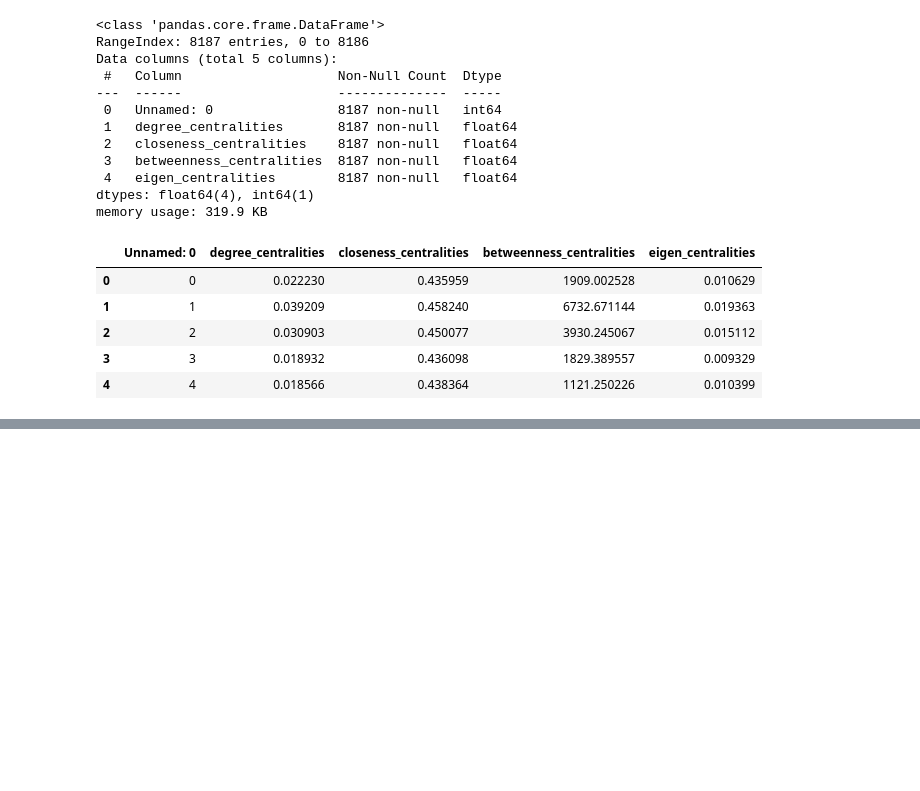
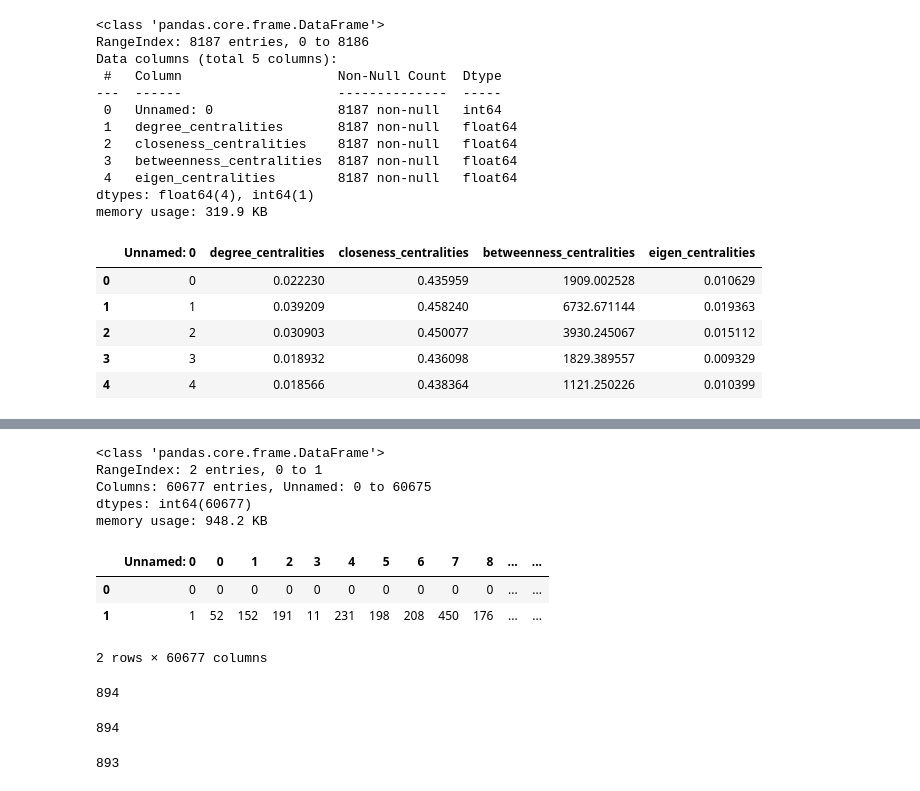
Before and after one commit to Jose-Velasco/cs176-tiered-player-network-analysis-in-LoL, a Jupyter notebook: dataDiscovery.ipynb, the cells around one changed output, grey strips where cells are left out. Cells and saved outputs as stored; diff of their text form; code cells hidden in the pictures; blank space fills up the shorter version.

```diff
--- a/dataDiscovery.ipynb
+++ b/dataDiscovery.ipynb
@@ -169 +303,31 @@ memory usage: 1.6 MB
 5 rows × 25 columns
+# %%
+TEST_FILENAME3 = "edges_keep.csv"
+
+test3_df = pd.read_csv(TEST_FILENAME3)
+test3_df.info()
+# %% [output]
+<class 'pandas.core.frame.DataFrame'>
+RangeIndex: 2 entries, 0 to 1
+Columns: 60677 entries, Unnamed: 0 to 60675
+dtypes: int64(60677)
+memory usage: 948.2 KB
+# %%
+test3_df.head()
+# %% [output]
+|  | Unnamed: 0 | 0 | 1 | 2 | 3 | 4 | 5 | 6 | 7 | 8 | ... | ... |
+| 0 | 0 | 0 | 0 | 0 | 0 | 0 | 0 | 0 | 0 | 0 | ... | ... |
+| 1 | 1 | 52 | 152 | 191 | 11 | 231 | 198 | 208 | 450 | 176 | ... | ... |
+2 rows × 60677 columns
+# %%
+test3_df.iloc[0].nunique()
+# %% [output]
+894
+# %%
+test3_df.iloc[1].nunique()
+# %% [output]
+894
+# %%
+len(graph1.x) - 1
+# %% [output]
+893
```
Also changed, not shown: parts of 12 cells of this notebook, 7 other files.
